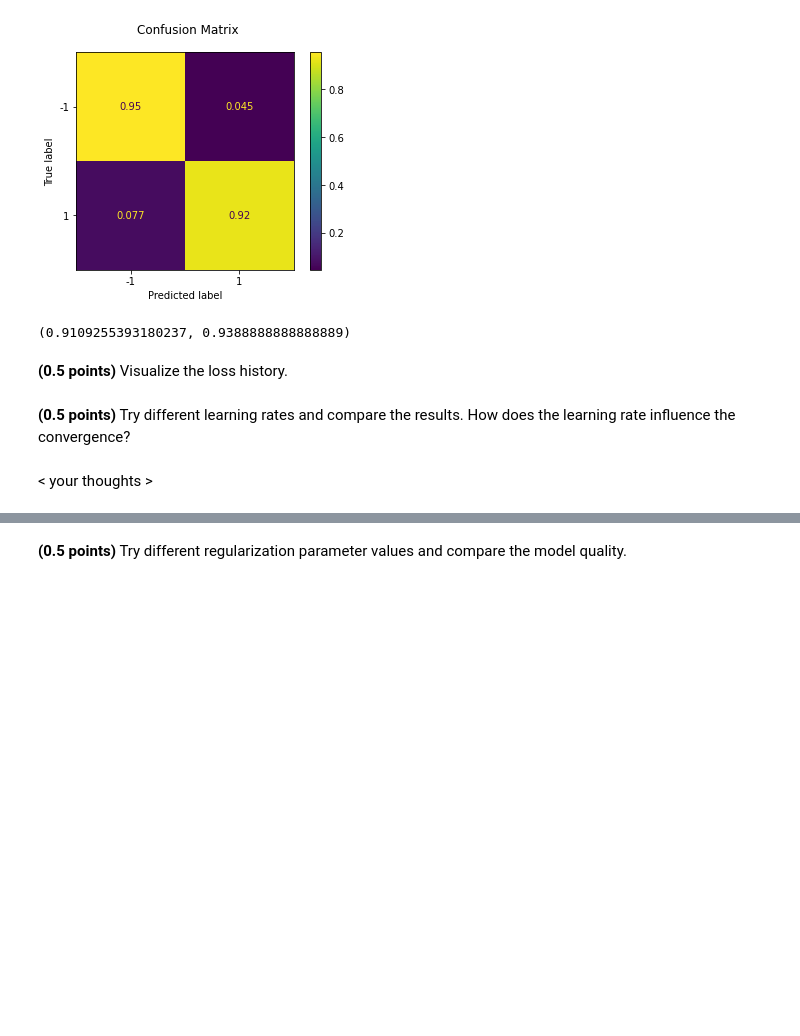
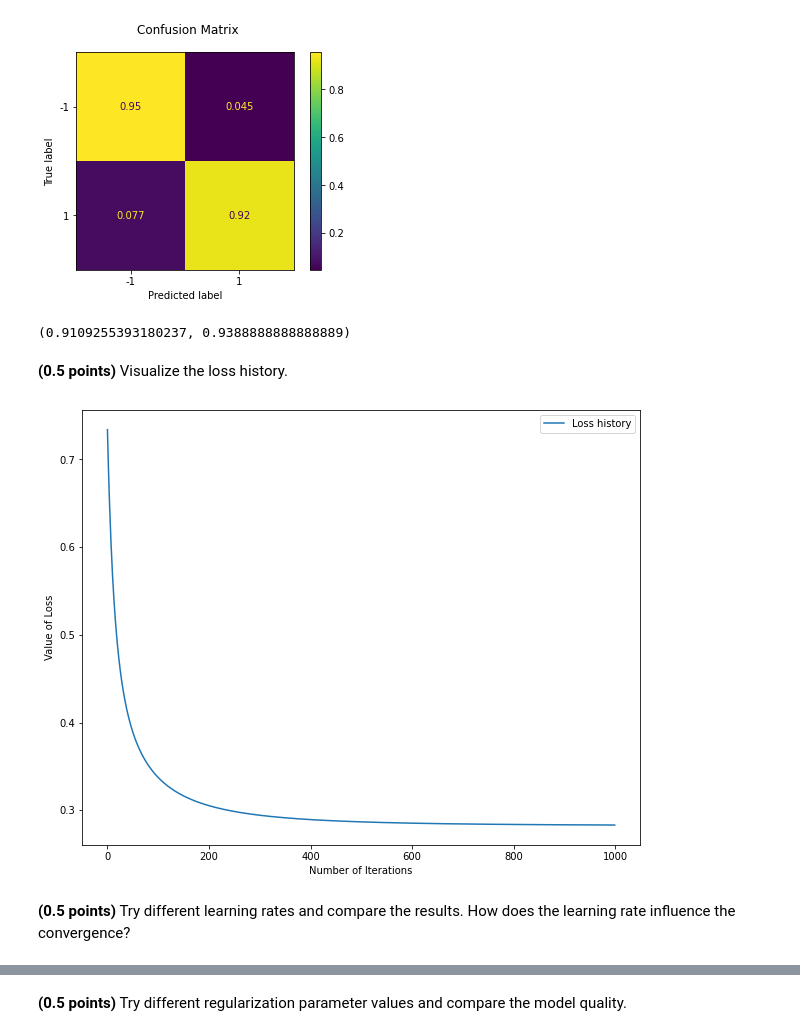
Before and after one commit to AlinaRskv/rs-school-ml-course-2, a Jupyter notebook: 5_classification_linear_knn/hw_classification.ipynb, the cells around one changed output, grey strips where cells are left out. Saved outputs shown, nothing was run; the diff lists cells and outputs as text; code cells hidden in the pictures; blank space fills up the shorter version.

```diff
--- a/5_classification_linear_knn/hw_classification.ipynb
+++ b/5_classification_linear_knn/hw_classification.ipynb
@@ -68,7 +68,7 @@ class CustomLogisticRegression:
 
     def get_loss(self, x, weights, y):
         """Calculate the loss."""
-        loss = np.mean(np.log(1 + math.e**(-weights @ x.T @ y)) + (1/2*self.C) * linalg.norm(weights)**2)
+        loss = np.mean(np.log(1 + np.exp(-weights @ x.T * y))) + (1/(self.C*2)) * np.linalg.norm(weights)**2
         return loss
 
     def fit(self, X, y):
@@ -93,6 +93,7 @@ class CustomLogisticRegression:
 #             self.weights_ += self.eta * delta
 #             if np.linalg.norm(self.eta * delta) < self.tol:
 #                 break
+        self.loss_history = []
         for i in range(self.max_iter):
             sum_d = 0
             for j in range(y.shape[0]):
@@ -100,8 +101,11 @@ class CustomLogisticRegression:
                 sum_d +=d
             delta = sum_d/y.shape[0] - self.weights_/self.C
             self.weights_ += self.eta * delta
+            self.loss_history.append(self.get_loss(X_ext, self.weights_, y))
             if np.linalg.norm(self.eta * delta) < self.tol:
                 break
+
+
 
     def predict_proba(self, X):
         """Predict positive class probabilities.
@@ -220,5 +224,13 @@ train_acc, test_acc
 assert min(train_acc, test_acc) > 0.9
 # %% [markdown]
 **(0.5 points)** Visualize the loss history.
+# %%
+plt.rcParams["figure.figsize"] = (10, 8)
+plt.plot(model.loss_history, label = 'Loss history')
+plt.xlabel('Number of Iterations');
+plt.ylabel('Value of Loss');
+plt.legend();
+# %% [output]
+[figure, added]
 # %% [markdown]
 **(0.5 points)** Try different learning rates and compare the results. How does the learning rate influence the convergence?
@@ -227,2 +236,0 @@ assert min(train_acc, test_acc) > 0.9
-# %% [markdown]
-< your thoughts >
```
Also changed, not shown: parts of 49 cells of this notebook.
